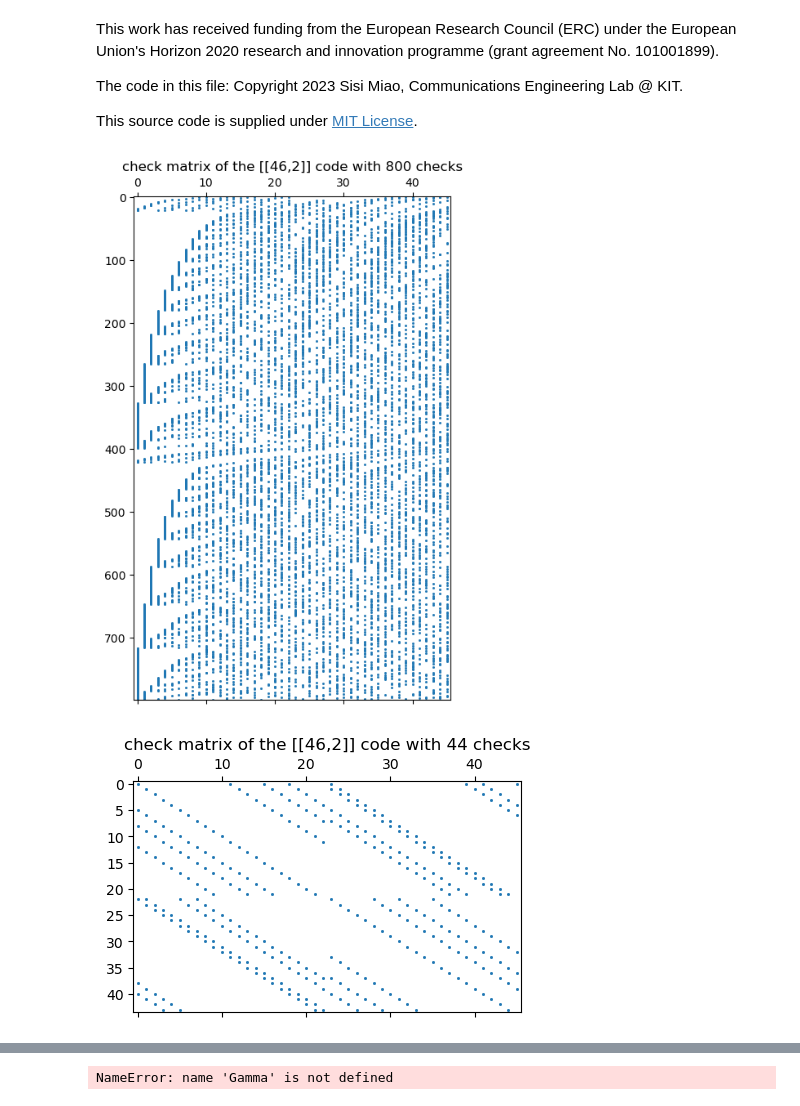
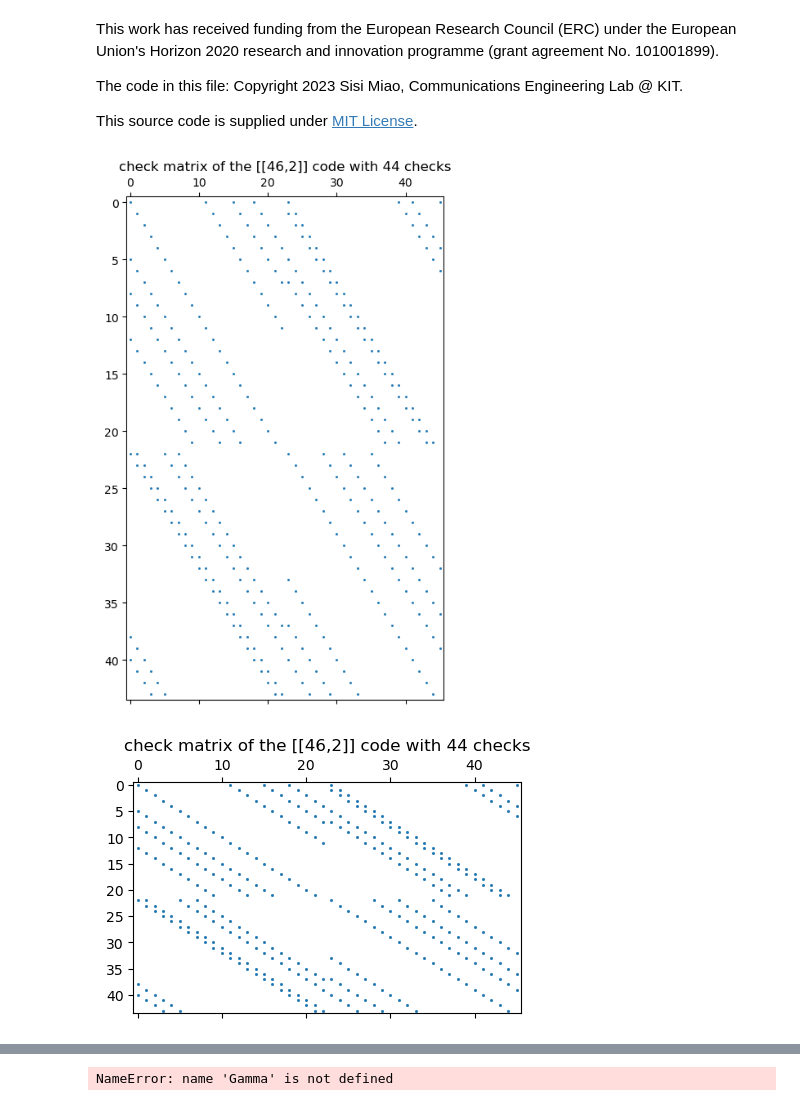
Before and after one commit to tatsumasaogawa/Quantum-Neural-BP4-demo, a Jupyter notebook: NBP_demo.ipynb, the cells around one changed output, grey strips where cells are left out. Cells and saved outputs as stored; diff of their text form; code cells hidden in the pictures.

```diff
--- a/NBP_demo.ipynb
+++ b/NBP_demo.ipynb
@@ -1169,7 +1169,7 @@ def addErrorGivenWeight(n:int, w:int, batch_size:int = 1):
 # give parameters for the code and decoder
 n = 46
 k = 2
-m = 800 #number of checks, can also use 46 or 44
+m = 44 #number of checks, can also use 46 or 44
 m1 = m // 2
 m2 = m // 2
 n_iterations = 6
@@ -1177,34 +1177,34 @@ codeType = 'GB'
 
 # give parameters for training
 #learning rate
 lr = 0.001
 #training for fixed epsilon_0
 ep0 = 0.1
 #train on errors of weight ranging from r1 to r2
 r1_earlier = 2
 r2_earlier = 3
 # number of updates
 n_batches_earlier = 1500
 #number of error patterns in each mini batch
 batch_size = 100
 
 # path where the training weights are stored, also supports training with previously stored weights
 path = "./training_results/" + codeType + "_" + str(n) + "_" + str(k) + "_" + str(m) + "/"
 #initialize the decoder, all weights are set to 1
 decoder = NBP_oc(n, k, m, m1,m2, codeType, n_iterations, batch_size=batch_size, folder_weights=None)
 f = plt.figure(figsize=(5, 8))
 plt.spy(decoder.H[0].detach().cpu().numpy(), markersize=1, aspect='auto')
 plt.title("check matrix of the [["+str(n)+","+str(k)+"]] code with "+str(m)+" checks")
 plt.show()
 
 #for comparision, also plot the original check matrix
 decoder_2 = NBP_oc(n, k, n-k, m1,m2, codeType, n_iterations, batch_size=batch_size, folder_weights=None)
 f = plt.figure(figsize=(5, 3))
 plt.spy(decoder_2.H[0].detach().cpu().numpy(), markersize=1, aspect='auto')
 plt.title("check matrix of the [["+str(n)+","+str(k)+"]] code with "+str(n-k)+" checks")
 plt.show()
 # %% [output]
-[figure, old version]
+[figure, new version]
 [figure]
 # %%
 #trainable parameters
```
Also changed, not shown: parts of 4 cells of this notebook, 35 other files.
